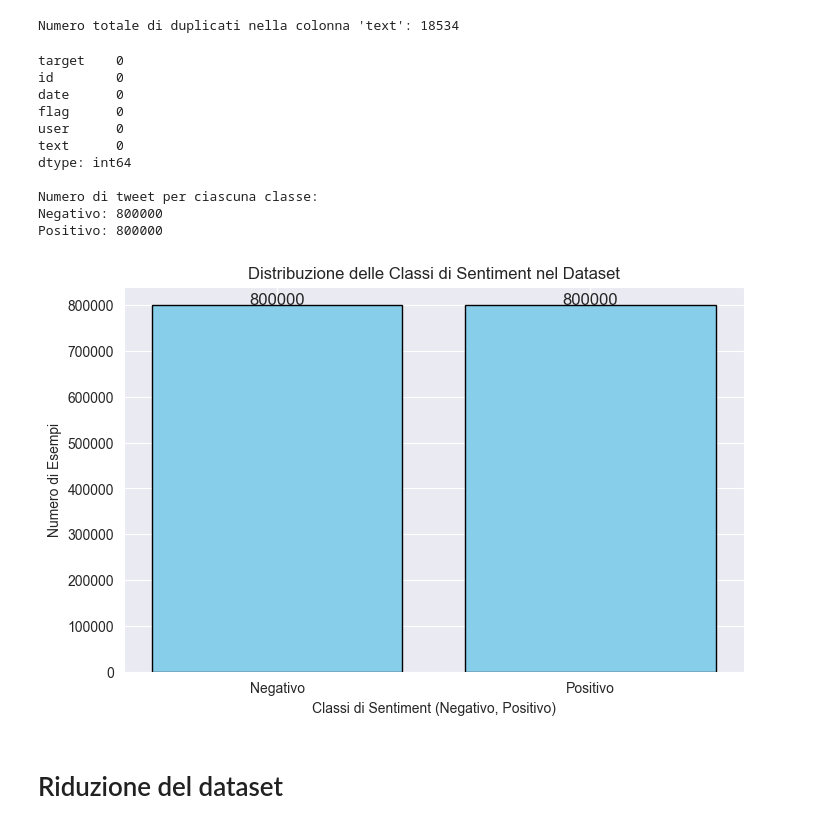
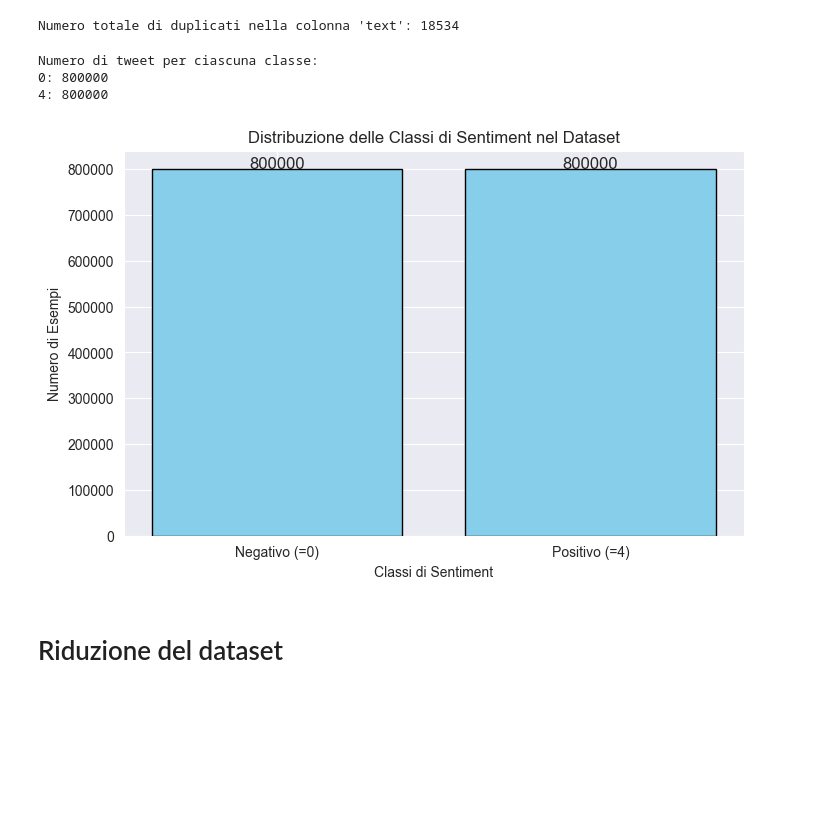
Before and after one commit to Giop378/SentAI, a Jupyter notebook: src/data_understanding/data_understanding.ipynb, the cells around one changed output. Saved outputs shown, nothing was run; the diff lists cells and outputs as text; code cells hidden in the pictures; blank space fills up the shorter version.

Commit message:
Riduzione dataset e ulteriori analisi data understanding

```diff
--- a/src/data_understanding/data_understanding.ipynb
+++ b/src/data_understanding/data_understanding.ipynb
@@ -6,7 +8,10 @@ import seaborn as sns
 # %% [markdown]
 # Raccolta e ispezione preliminare dei dati
 # %%
-dataset = pd.read_csv("../../data/sentiment140_raw.csv",  encoding='ISO-8859-1', low_memory=False)
+column_names = ['target', 'id', 'date', 'flag', 'user', 'text']
+
+dataset = pd.read_csv("../../data/sentiment140_raw.csv", encoding='latin', low_memory=False, names=column_names, header=None)
+
 dataset.head()
 # %% [output]
 |  | target | id | date | flag | user | text |
@@ -75,44 +80,38 @@ print("Numero totale di duplicati nella colonna 'text':", numero_duplicati)
 # %% [output]
 Numero totale di duplicati nella colonna 'text': 18534
 # %%
-print((dataset.isnull() | dataset.apply(lambda x: x.astype(str).str.strip() == "")).sum())
-# Controllo del bilanciamento dei dati con realizzazione dell'istogramma
-sentiment_mapping = {0: "Negativo", 4: "Positivo"}
-dataset['target'] = dataset['target'].map(sentiment_mapping)
-
-# Conteggio delle classi
+# Conteggio delle classi nel dataset originale
 sentiment_counts = dataset['target'].value_counts()
 
 # Stampa del numero di tweet per ciascuna classe
 print("\nNumero di tweet per ciascuna classe:")
 for sentiment, count in sentiment_counts.items():
     print(f"{sentiment}: {count}")
 
-# Creazione del diagramma a barre
+# Creazione del diagramma a barre con posizioni corrette
 plt.figure(figsize=(8, 5))
-plt.bar(sentiment_counts.index, sentiment_counts.values, color='skyblue', edgecolor='black')
-plt.xlabel("Classi di Sentiment (Negativo, Positivo)")
+
+# Posizioni per le barre (0 e 1 invece di 0 e 4)
+bar_positions = range(len(sentiment_counts))
+plt.bar(bar_positions, sentiment_counts.values, color='skyblue', edgecolor='black')
+
+# Imposta le etichette personalizzate per l'asse X
+plt.xticks(bar_positions, ["Negativo (=0)", "Positivo (=4)"])
+
+plt.xlabel("Classi di Sentiment")
 plt.ylabel("Numero di Esempi")
 plt.title("Distribuzione delle Classi di Sentiment nel Dataset")
 
 # Aggiunta dei valori sopra le barre
 for i, value in enumerate(sentiment_counts.values):
     plt.text(i, value + 500, str(value), ha='center', fontsize=12)
 
 plt.show()
 # %% [output]
-target    0
-id        0
-date      0
-flag      0
-user      0
-text      0
-dtype: int64
-
 Numero di tweet per ciascuna classe:
-Negativo: 800000
-Positivo: 800000
+0: 800000
+4: 800000
-[figure, old version]
+[figure, new version]
 # %% [markdown]
 # Riduzione del dataset
 # %%
```
Also changed, not shown: parts of 19 cells of this notebook, 2 other files.
